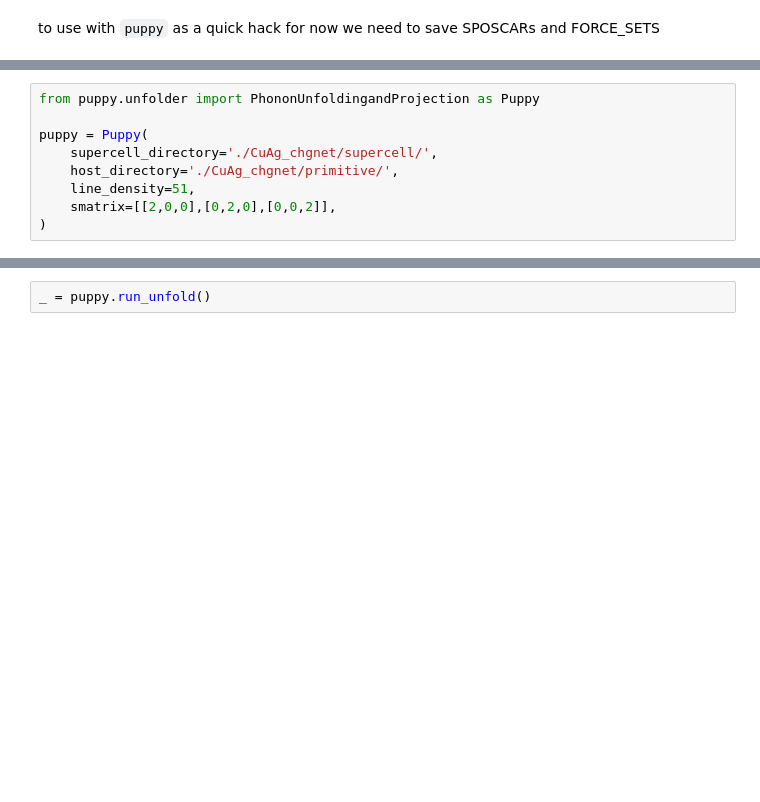
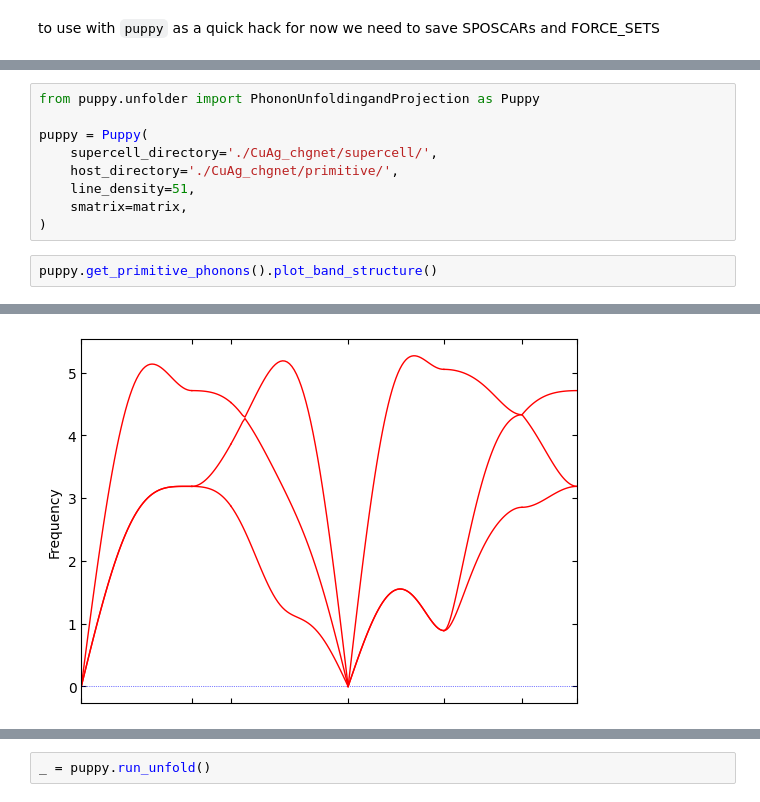
Before and after one commit to badw/puppy, a Jupyter notebook: examples/experimental/chgnet_puppy.ipynb, the cells around one changed output, grey strips where cells are left out. Cells and saved outputs as stored; diff of their text form; blank space fills up the shorter version.

```diff
--- a/examples/experimental/chgnet_puppy.ipynb
+++ b/examples/experimental/chgnet_puppy.ipynb
@@ -146,5 +182,8 @@ puppy = Puppy(
     supercell_directory='./CuAg_chgnet/supercell/',
     host_directory='./CuAg_chgnet/primitive/',
     line_density=51,
-    smatrix=[[2,0,0],[0,2,0],[0,0,2]],
+    smatrix=matrix,
 )
+# %%
+puppy.get_primitive_phonons().plot_band_structure()
+# %% [output]
@@ -150,0 +191 @@ puppy = Puppy(
+[figure, added]
```
Also changed, not shown: parts of 13 cells of this notebook, 1 other file.
